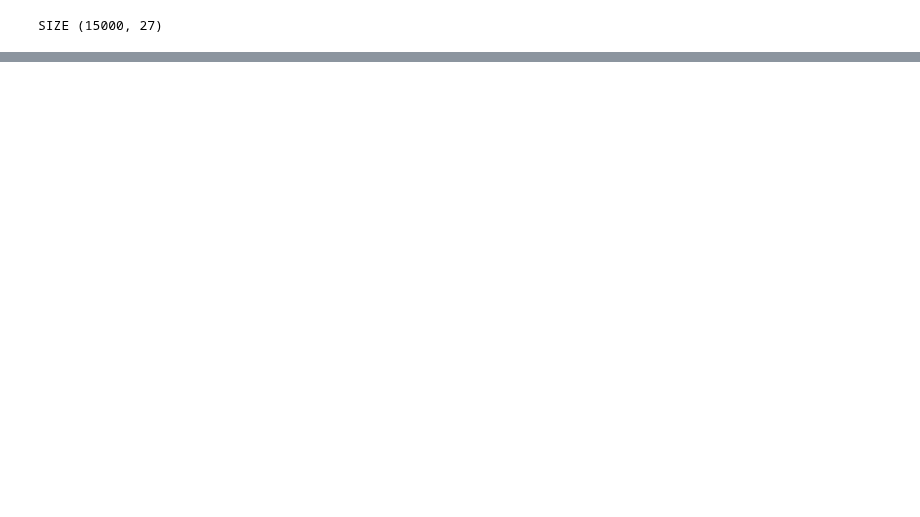
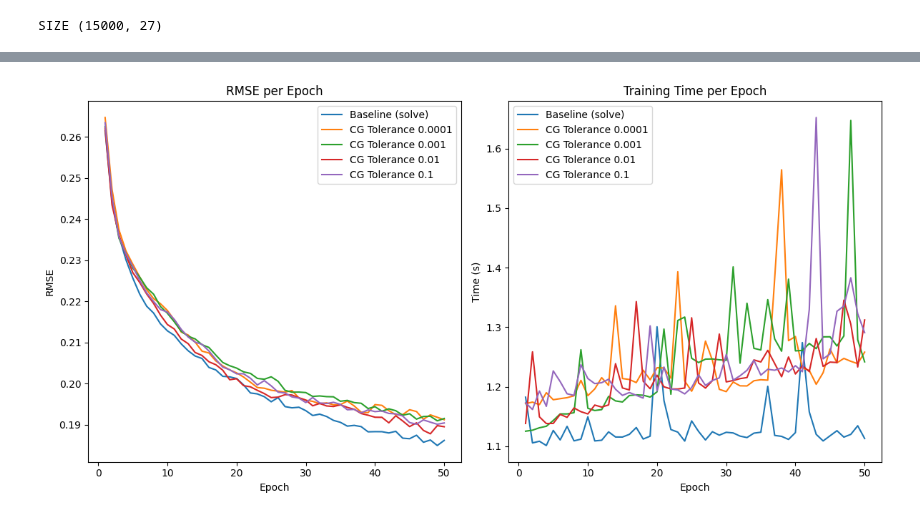
Before and after one commit to danehuang/softki, a Jupyter notebook: analysis/CG_testing.ipynb, the cells around one changed output, grey strips where cells are left out. Drawn from its saved outputs; the diff is of its cells as text; code cells hidden in the pictures; blank space fills up the shorter version.

```diff
--- a/analysis/CG_testing.ipynb
+++ b/analysis/CG_testing.ipynb
@@ -744,0 +354,6 @@ plot_results(all_mean_rmse, all_mean_runtimes, all_std_rmse, all_std_runtimes, e
+# %%
+#max iter 1000
+tolerance_values = [None,1e-4, 1e-3, 1e-2, 1e-1]
+plot_results(all_mean_rmse, all_mean_runtimes, all_std_rmse, all_std_runtimes, epochs=epochs, tolerance_values=tolerance_values)
+# %% [output]
+[figure, added]
```
Also changed, not shown: parts of 5 cells of this notebook.
